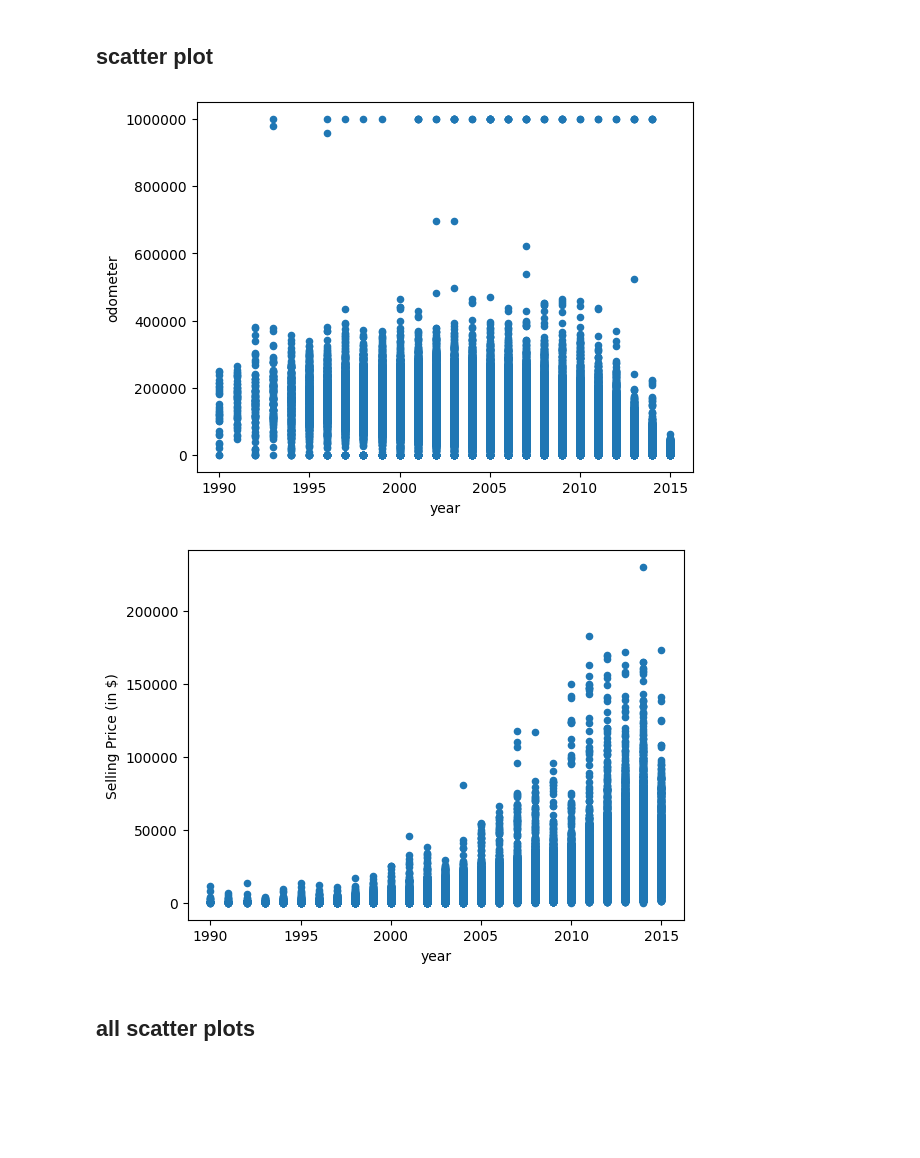
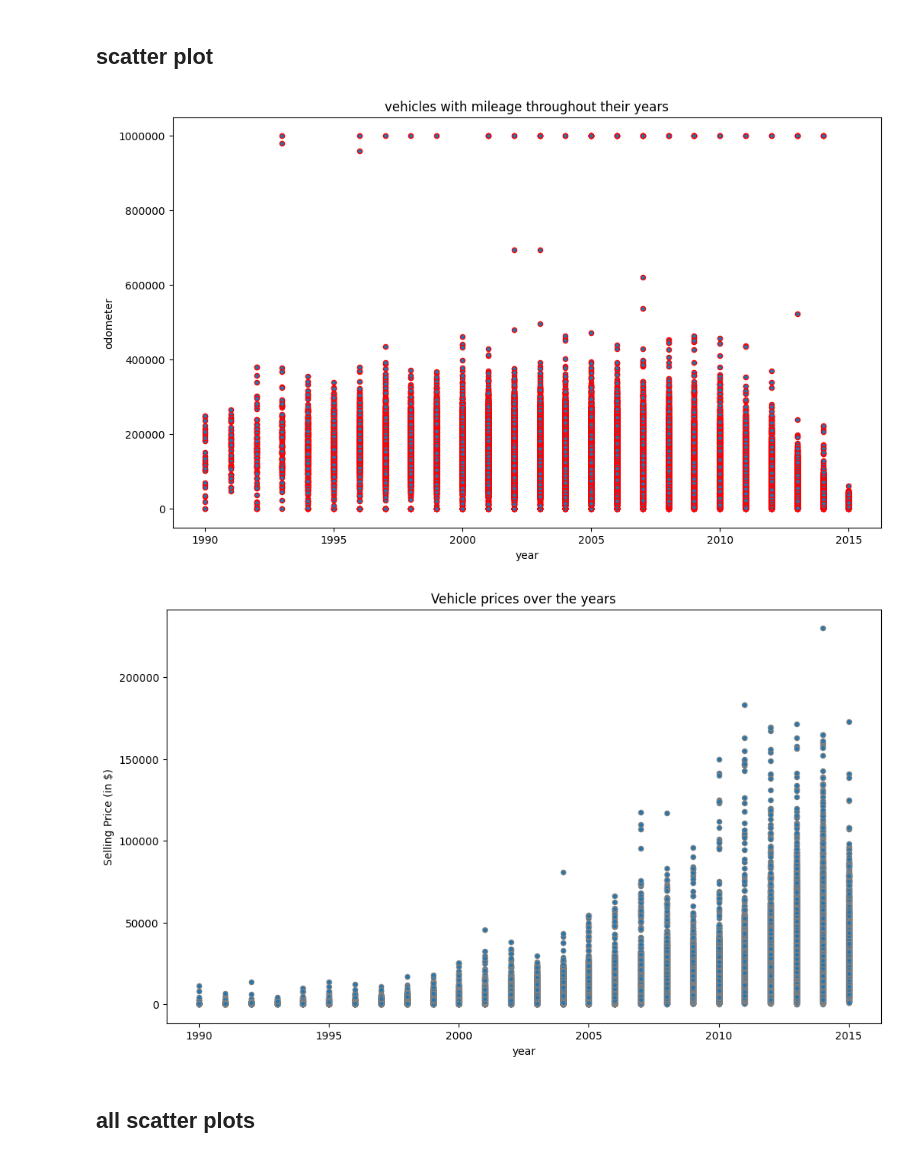
Before and after one commit to LiJnD/car_auctions_analysis, a Jupyter notebook: jupyter_notebooks/carsprice.ipynb, the cells around one changed output. Saved outputs shown, nothing was run; the diff lists cells and outputs as text; code cells hidden in the pictures; blank space fills up the shorter version.

```diff
--- a/jupyter_notebooks/carsprice.ipynb
+++ b/jupyter_notebooks/carsprice.ipynb
@@ -158,16 +191,19 @@ plt.show()
 # %% [markdown]
 ## scatter plot
 # %%
-df_cleaned.plot(x='year', y = 'odometer', kind = 'scatter')
+df_cleaned.plot(x='year', y = 'odometer', kind = 'scatter', edgecolors = "red", figsize=(12,7))
 plt.ticklabel_format(style='plain', axis='y')
+plt.title("vehicles with mileage throughout their years")
+plt.show()
 # %% [output]
-[figure, old version]
+[figure, new version]
 # %%
-df_cleaned.plot(x = 'year', y = 'sellingprice', kind = 'scatter')
+df_cleaned.plot(x = 'year', y = 'sellingprice', kind = 'scatter',  edgecolors = "grey", figsize=(12,7))
+plt.title("Vehicle prices over the years")
 plt.xlabel('year')
 plt.ylabel('Selling Price (in $)')
 plt.show()
 # %% [output]
-[figure, old version]
+[figure, new version]
 # %% [markdown]
 ## all scatter plots
```
Also changed, not shown: parts of 20 cells of this notebook.
